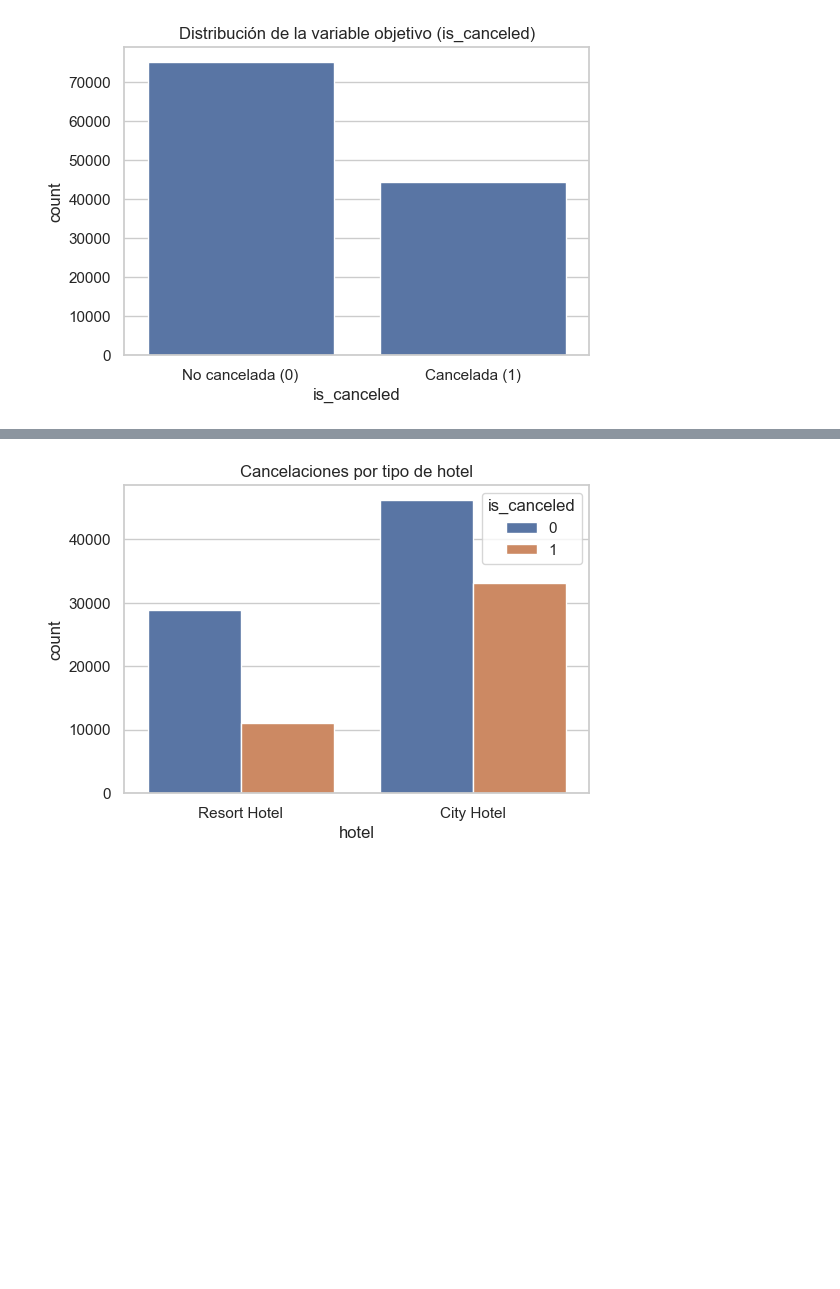
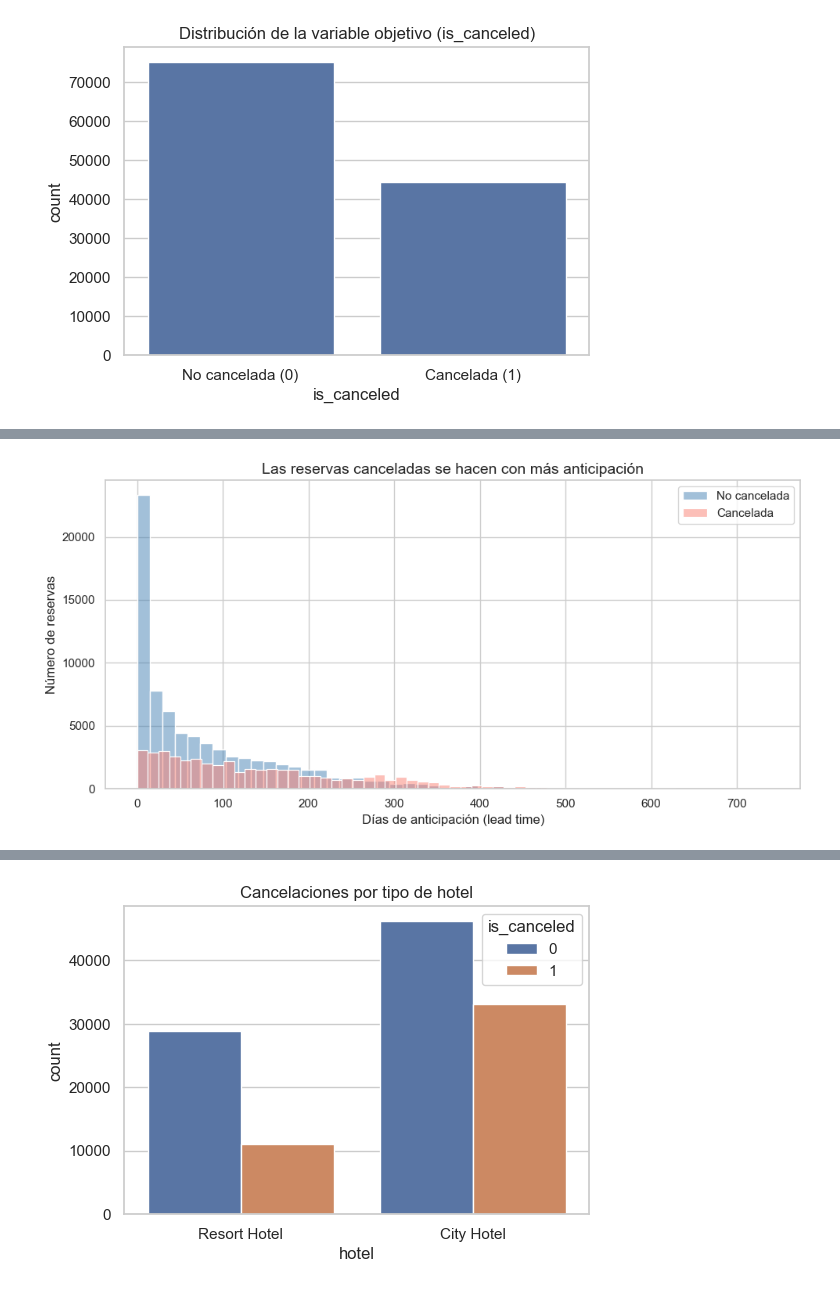
Before and after one commit to alexdesousa7/ML-Practica-Only, a Jupyter notebook: notebooks/exploracion/eda_inicial.ipynb, the cells around one changed output, grey strips where cells are left out. Drawn from its saved outputs; the diff is of its cells as text; code cells hidden in the pictures; blank space fills up the shorter version.

```diff
--- a/notebooks/exploracion/eda_inicial.ipynb
+++ b/notebooks/exploracion/eda_inicial.ipynb
@@ -122,0 +200,27 @@ dtype: int64
+# %%
+plt.figure(figsize=(10, 5))
+
+sns.histplot(
+  df[df["is_canceled"] == 0]["lead_time"],
+  label="No cancelada",
+  color="steelblue",
+  alpha=0.5,
+  bins=50
+)
+sns.histplot(
+  df[df["is_canceled"] == 1]["lead_time"],
+  label="Cancelada",
+  color="salmon",
+  alpha=0.5,
+  bins=50
+)
+
+plt.title("Las reservas canceladas se hacen con más anticipación", fontsize=14)
+plt.xlabel("Días de anticipación (lead time)")
+plt.ylabel("Número de reservas")
+plt.legend()
+plt.tight_layout()
+plt.savefig("../../outputs/lead_time_vs_cancelacion.png", dpi=300, bbox_inches="tight")
+plt.show()
+# %% [output]
+[figure, added]
```
Also changed, not shown: parts of 58 cells of this notebook, 11 other files.
